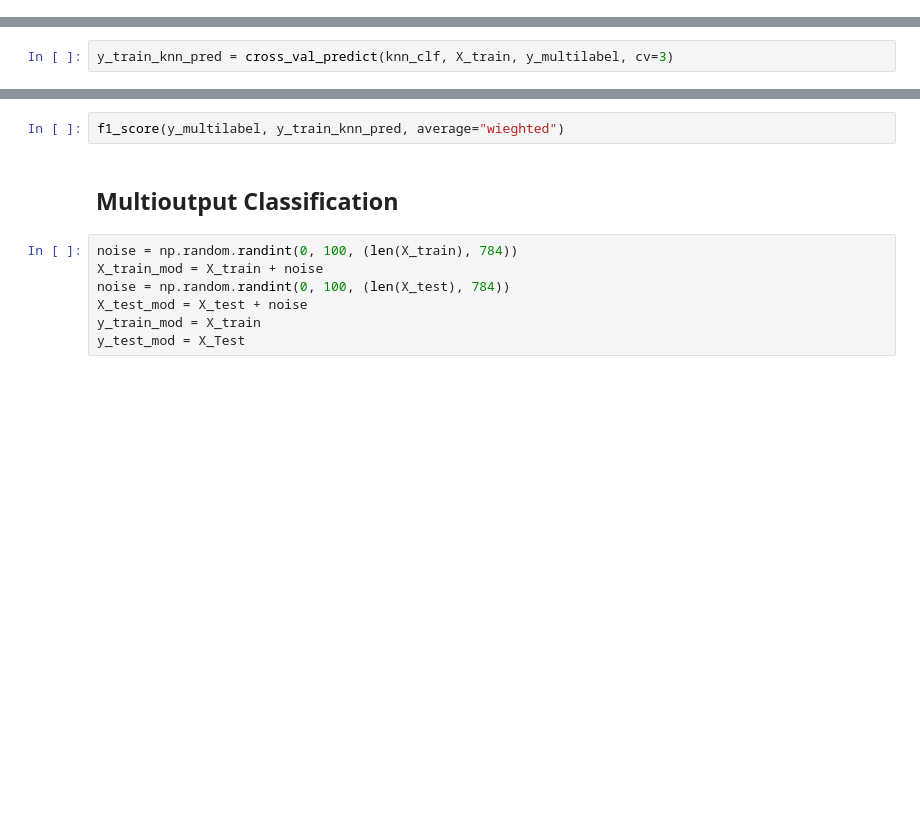
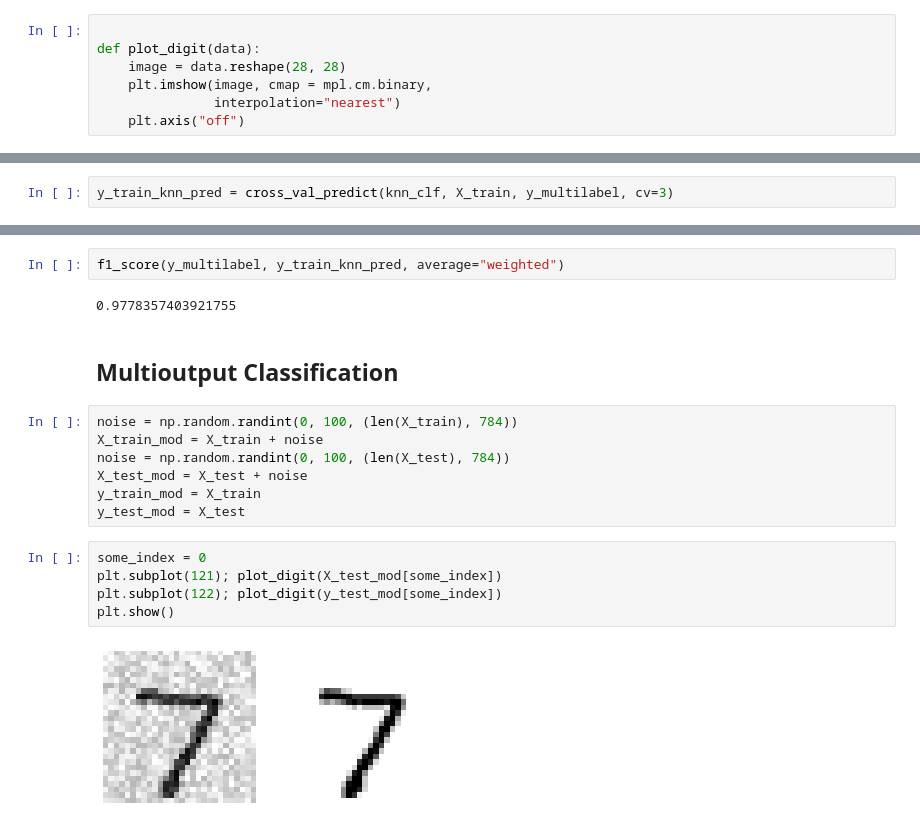
Before and after one commit to JoeOlafs/HandsOnML, a Jupyter notebook: Chapter 3/Chapter 3 - Classification.ipynb, the cells around one changed output, grey strips where cells are left out. Saved outputs shown, nothing was run; the diff lists cells and outputs as text; blank space fills up the shorter version.

```diff
--- a/Chapter 3/Chapter 3 - Classification.ipynb
+++ b/Chapter 3/Chapter 3 - Classification.ipynb
@@ -13,6 +13,13 @@ from sklearn.preprocessing import StandardScaler
 from sklearn.neighbors import KNeighborsClassifier
 import matplotlib as mpl
 import matplotlib.pyplot as plt
+# %%
+
+def plot_digit(data):
+    image = data.reshape(28, 28)
+    plt.imshow(image, cmap = mpl.cm.binary,
+               interpolation="nearest")
+    plt.axis("off")
 # %%
 def plot_digits(instances, images_per_row=10, **options):
     size = 28
@@ -427,5 +452,7 @@ f1_score(y_multilabel, y_train_knn_pred, average="macro")
 # %%
-f1_score(y_multilabel, y_train_knn_pred, average="wieghted")
+f1_score(y_multilabel, y_train_knn_pred, average="weighted")
+# %% [output]
+0.9778357403921755
 # %% [markdown]
 ## Multioutput Classification
 # %%
@@ -434,6 +461,13 @@ X_train_mod = X_train + noise
 noise = np.random.randint(0, 100, (len(X_test), 784))
 X_test_mod = X_test + noise
 y_train_mod = X_train
-y_test_mod = X_Test
+y_test_mod = X_test
+# %%
+some_index = 0
+plt.subplot(121); plot_digit(X_test_mod[some_index])
+plt.subplot(122); plot_digit(y_test_mod[some_index])
+plt.show()
+# %% [output]
+[figure, added]
 # %%
 knn_clf.fit(X_train_mod, y_train_mod)
```
Also changed, not shown: parts of 10 cells of this notebook.
